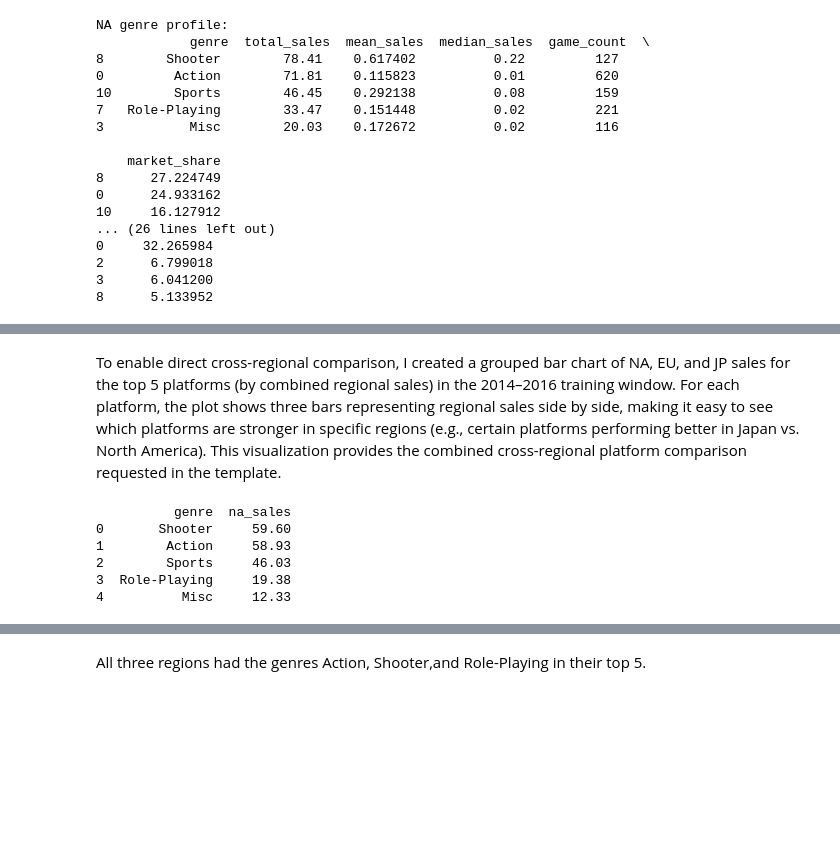
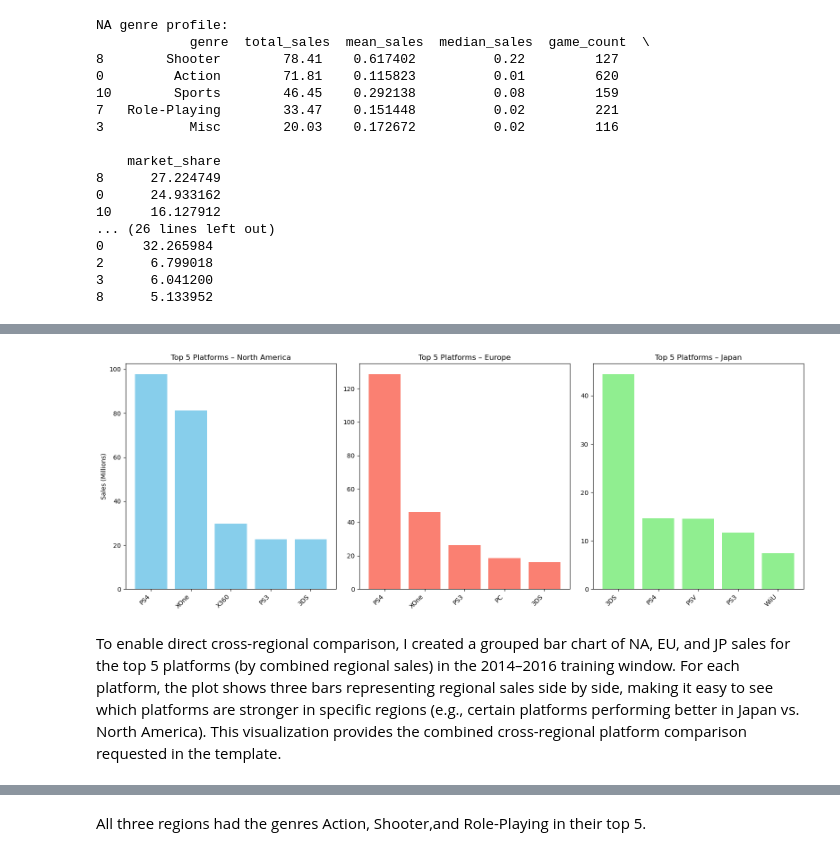
Before and after one commit to michav95/Video-Game-Forecasting, a Jupyter notebook: notebooks/EDA.ipynb, the cells around one changed output, grey strips where cells are left out. Cells and saved outputs as stored; diff of their text form; code cells hidden in the pictures; blank space fills up the shorter version.

```diff
--- a/notebooks/EDA.ipynb
+++ b/notebooks/EDA.ipynb
@@ -1569,17 +1588,28 @@ plt.show()
+# %%
+plt.figure(figsize=(16, 6))
+
+# --- North America Chart ---
+plt.subplot(1, 3, 1)
+plt.bar(platform_na_pop.index, platform_na_pop.values, color='skyblue')
+plt.title("Top 5 Platforms – North America")
+plt.ylabel("Sales (Millions)")
+plt.xticks(rotation=45, ha='right')
+
+# --- Europe Chart ---
+plt.subplot(1, 3, 2)
+plt.bar(platform_eu_pop.index, platform_eu_pop.values, color='salmon')
+plt.title("Top 5 Platforms – Europe")
+plt.xticks(rotation=45, ha='right')
+
+# --- Japan Chart ---
+plt.subplot(1, 3, 3)
+plt.bar(platform_jp_pop.index, platform_jp_pop.values, color='lightgreen')
+plt.title("Top 5 Platforms – Japan")
+plt.xticks(rotation=45, ha='right')
+
+plt.tight_layout()
+plt.show()
+# %% [output]
+[figure, added]
 # %% [markdown]
 To enable direct cross-regional comparison, I created a grouped bar chart of NA, EU, and JP sales for the top 5 platforms (by combined regional sales) in the 2014–2016 training window. For each platform, the plot shows three bars representing regional sales side by side, making it easy to see which platforms are stronger in specific regions (e.g., certain platforms performing better in Japan vs. North America). This visualization provides the combined cross-regional platform comparison requested in the template.
-# %%
-# Examine the top 5 gaming genres for each region
-
-# NA genres
-genre_na_pop = na_data.groupby(['genre'])['na_sales'].sum().sort_values(ascending=False).reset_index()
-
-# Display data
-print(genre_na_pop.head(5))
-# %% [output]
-          genre  na_sales
-0       Shooter     59.60
-1        Action     58.93
-2        Sports     46.03
-3  Role-Playing     19.38
-4          Misc     12.33
```
Also changed, not shown: parts of 70 cells of this notebook.
